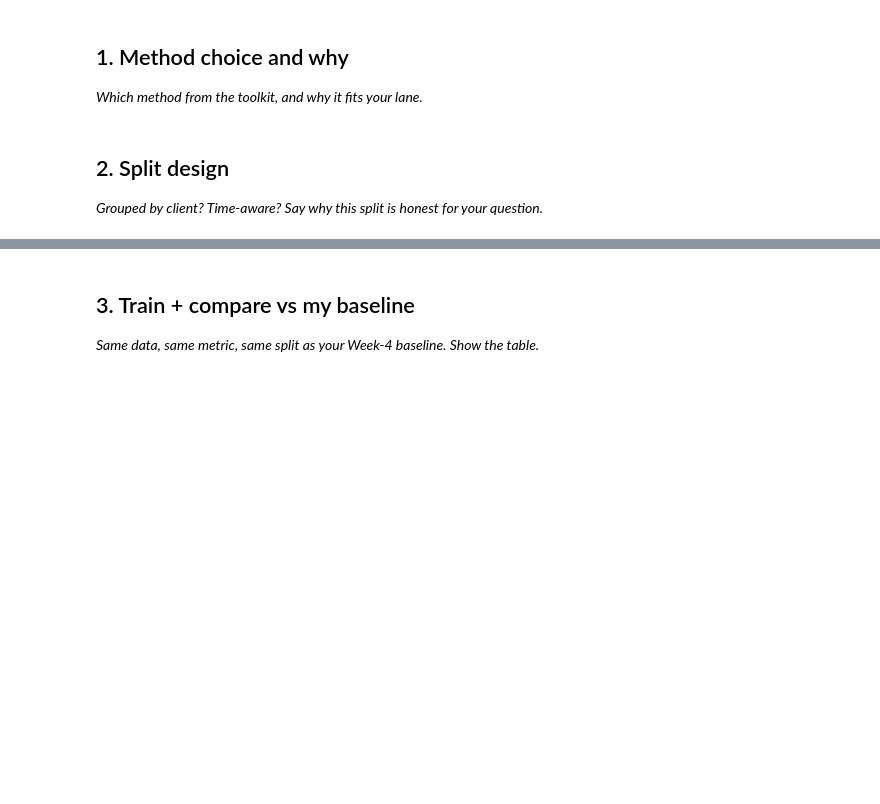
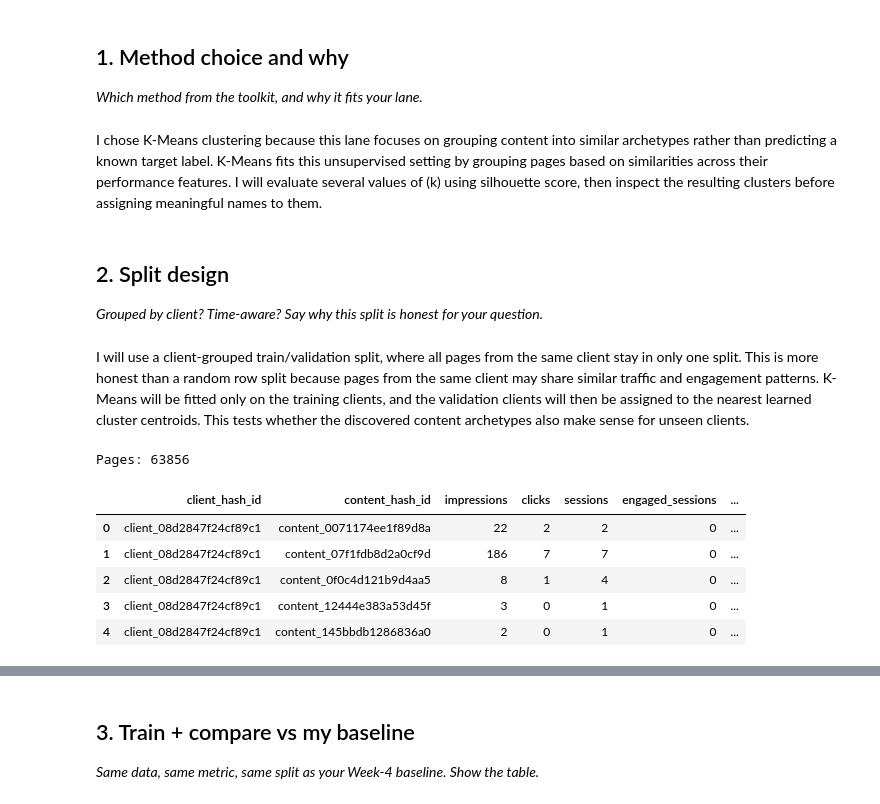
Before and after one commit to nando135/flyrank_ml_1, a Jupyter notebook: work/notebooks/w05_model.ipynb, the cells around one changed output, grey strips where cells are left out. Drawn from its saved outputs; the diff is of its cells as text; code cells hidden in the pictures; blank space fills up the shorter version.

```diff
--- a/work/notebooks/w05_model.ipynb
+++ b/work/notebooks/w05_model.ipynb
@@ -13,6 +13,8 @@ This skeleton is yours to fill. Work the sections **in order** — each one has
 # %%
 # This cell is for CODE (numbers, a query, a check).
 # Write your text answer in the cell ABOVE this one — typing sentences here breaks Run All.
+# %% [markdown]
+I chose K-Means clustering because this lane focuses on grouping content into similar archetypes rather than predicting a known target label. K-Means fits this unsupervised setting by grouping pages based on similarities across their performance features. I will evaluate several values of \(k\) using silhouette score, then inspect the resulting clusters before assigning meaningful names to them.
 # %% [markdown]
 ## 2. Split design
 
@@ -20,3 +22,62 @@ This skeleton is yours to fill. Work the sections **in order** — each one has
 # %%
 # This cell is for CODE (numbers, a query, a check).
 # Write your text answer in the cell ABOVE this one — typing sentences here breaks Run All.
+# %% [markdown]
+I will use a client-grouped train/validation split, where all pages from the same client stay in only one split. This is more honest than a random row split because pages from the same client may share similar traffic and engagement patterns. K-Means will be fitted only on the training clients, and the validation clients will then be assigned to the nearest learned cluster centroids. This tests whether the discovered content archetypes also make sense for unseen clients.
+# %%
+from google.colab import userdata
+import duckdb
+import pandas as pd
+
+hf_token = userdata.get("HF_TOKEN")
+
+con = duckdb.connect()
+
+con.execute(f"""
+CREATE SECRET (
+    TYPE huggingface,
+    TOKEN '{hf_token}'
+)
+""")
+
+baseline_query = """
+SELECT *
+FROM read_parquet(
+    'hf://datasets/FlyRank/internship-warehouse/fact_content_daily_performance/month=2026-03/*.parquet'
+)
+WHERE gsc_data_available IS TRUE
+  AND ga4_data_available IS TRUE
+"""
+
+baseline_df = con.sql(baseline_query).df()
+
+page_df = (
+    baseline_df
+    .groupby(["client_hash_id", "content_hash_id"], as_index=False)
+    .agg(
+        impressions=("gsc_impressions", "sum"),
+        clicks=("gsc_clicks", "sum"),
+        sessions=("ga4_sessions", "sum"),
+        engaged_sessions=("ga4_engaged_sessions", "sum"),
+        total_engagement_sec=("ga4_total_engagement_sec", "sum")
+    )
+)
+
+page_df["ctr"] = (
+    page_df["clicks"] / page_df["impressions"]
+).fillna(0)
+
+page_df["engagement_rate"] = (
+    page_df["engaged_sessions"] / page_df["sessions"]
+).fillna(0)
+
+print("Pages:", len(page_df))
+display(page_df.head())
+# %% [output]
+Pages: 63856
+|  | client_hash_id | content_hash_id | impressions | clicks | sessions | engaged_sessions | ... |
+| 0 | client_08d2847f24cf89c1 | content_0071174ee1f89d8a | 22 | 2 | 2 | 0 | ... |
+| 1 | client_08d2847f24cf89c1 | content_07f1fdb8d2a0cf9d | 186 | 7 | 7 | 0 | ... |
+| 2 | client_08d2847f24cf89c1 | content_0f0c4d121b9d4aa5 | 8 | 1 | 4 | 0 | ... |
+| 3 | client_08d2847f24cf89c1 | content_12444e383a53d45f | 3 | 0 | 1 | 0 | ... |
+| 4 | client_08d2847f24cf89c1 | content_145bbdb1286836a0 | 2 | 0 | 1 | 0 | ... |
```
Also changed, not shown: parts of 20 cells of this notebook.
